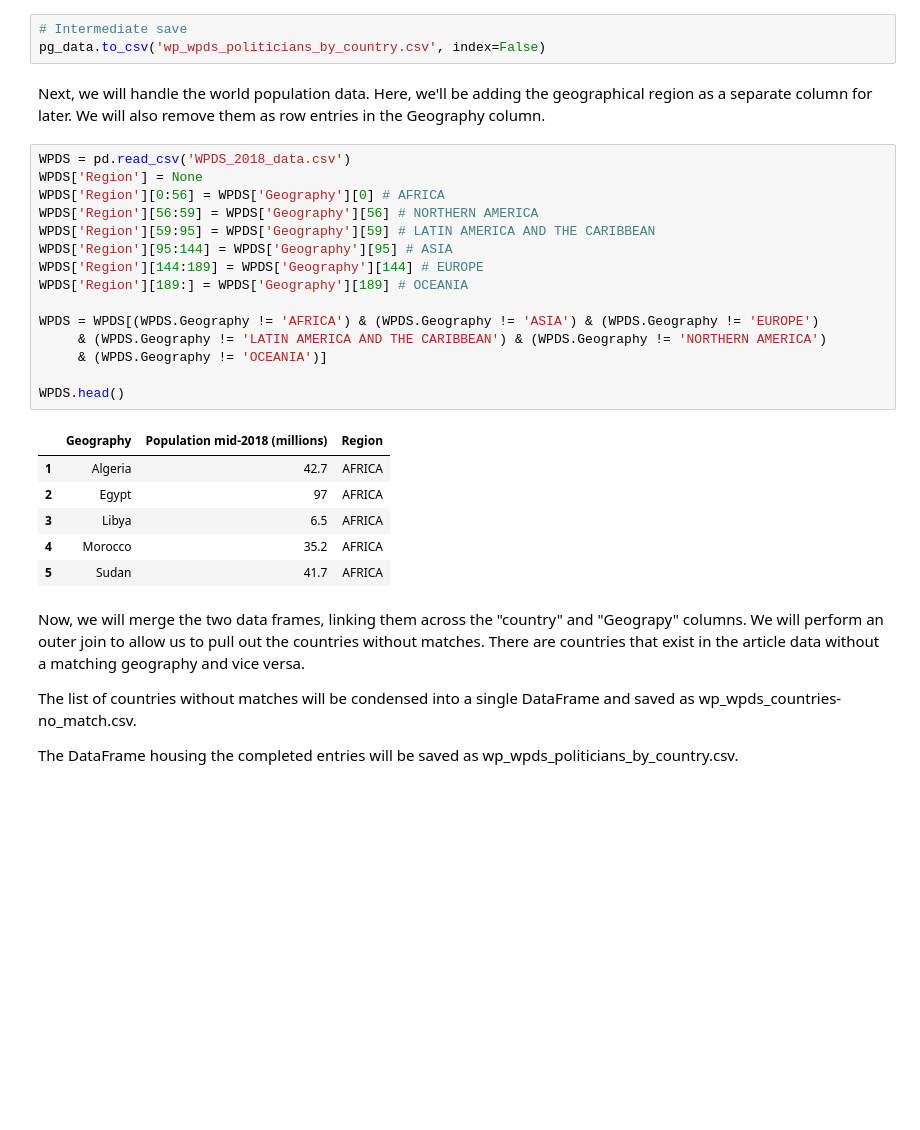
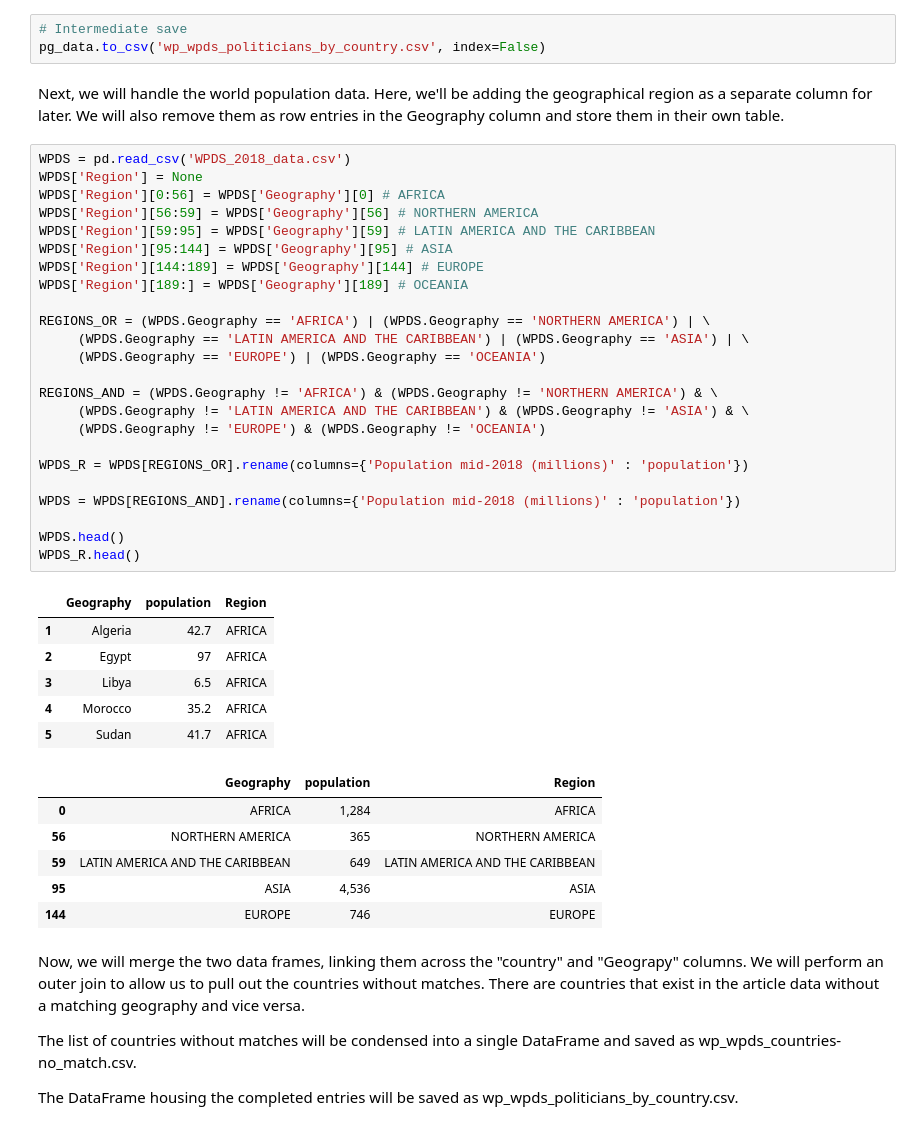
Before and after one commit to adrianmt18/data-512-a2, a Jupyter notebook: A2_Bias_in_Data/hcds-a2-bias.ipynb, the cells around one changed output. Saved outputs shown, nothing was run; the diff lists cells and outputs as text; blank space fills up the shorter version.

```diff
--- a/A2_Bias_in_Data/hcds-a2-bias.ipynb
+++ b/A2_Bias_in_Data/hcds-a2-bias.ipynb
@@ -83,29 +83,44 @@ IndexError: list index out of range
 pg_data.to_csv('wp_wpds_politicians_by_country.csv', index=False)
 # %% [markdown]
 Next, we will handle the world population data.
-Here, we'll be adding the geographical region as a separate column for later. We will also remove them as row entries in the Geography column.
+Here, we'll be adding the geographical region as a separate column for later. We will also remove them as row entries in the Geography column and store them in their own table.
 # %%
 WPDS = pd.read_csv('WPDS_2018_data.csv')
 WPDS['Region'] = None
 WPDS['Region'][0:56] = WPDS['Geography'][0] # AFRICA
 WPDS['Region'][56:59] = WPDS['Geography'][56] # NORTHERN AMERICA
 WPDS['Region'][59:95] = WPDS['Geography'][59] # LATIN AMERICA AND THE CARIBBEAN
 WPDS['Region'][95:144] = WPDS['Geography'][95] # ASIA
 WPDS['Region'][144:189] = WPDS['Geography'][144] # EUROPE
 WPDS['Region'][189:] = WPDS['Geography'][189] # OCEANIA
 
-WPDS = WPDS[(WPDS.Geography != 'AFRICA') & (WPDS.Geography != 'ASIA') & (WPDS.Geography != 'EUROPE')
-     & (WPDS.Geography != 'LATIN AMERICA AND THE CARIBBEAN') & (WPDS.Geography != 'NORTHERN AMERICA')
-     & (WPDS.Geography != 'OCEANIA')]
+REGIONS_OR = (WPDS.Geography == 'AFRICA') | (WPDS.Geography == 'NORTHERN AMERICA') | \
+     (WPDS.Geography == 'LATIN AMERICA AND THE CARIBBEAN') | (WPDS.Geography == 'ASIA') | \
+     (WPDS.Geography == 'EUROPE') | (WPDS.Geography == 'OCEANIA')
+
+REGIONS_AND = (WPDS.Geography != 'AFRICA') & (WPDS.Geography != 'NORTHERN AMERICA') & \
+     (WPDS.Geography != 'LATIN AMERICA AND THE CARIBBEAN') & (WPDS.Geography != 'ASIA') & \
+     (WPDS.Geography != 'EUROPE') & (WPDS.Geography != 'OCEANIA')
+
+WPDS_R = WPDS[REGIONS_OR].rename(columns={'Population mid-2018 (millions)' : 'population'})
+
+WPDS = WPDS[REGIONS_AND].rename(columns={'Population mid-2018 (millions)' : 'population'})
 
 WPDS.head()
+WPDS_R.head()
 # %% [output]
-|  | Geography | Population mid-2018 (millions) | Region |
+|  | Geography | population | Region |
 | 1 | Algeria | 42.7 | AFRICA |
 | 2 | Egypt | 97 | AFRICA |
 | 3 | Libya | 6.5 | AFRICA |
 | 4 | Morocco | 35.2 | AFRICA |
 | 5 | Sudan | 41.7 | AFRICA |
+|  | Geography | population | Region |
+| 0 | AFRICA | 1,284 | AFRICA |
+| 56 | NORTHERN AMERICA | 365 | NORTHERN AMERICA |
+| 59 | LATIN AMERICA AND THE CARIBBEAN | 649 | LATIN AMERICA AND THE CARIBBEAN |
+| 95 | ASIA | 4,536 | ASIA |
+| 144 | EUROPE | 746 | EUROPE |
 # %% [markdown]
 Now, we will merge the two data frames, linking them across the "country" and "Geograpy" columns. We will perform an outer join to allow us to pull out the countries without matches. There are countries that exist in the article data without a matching geography and vice versa.
 
```
Also changed, not shown: parts of 22 cells of this notebook, 1 other file.
